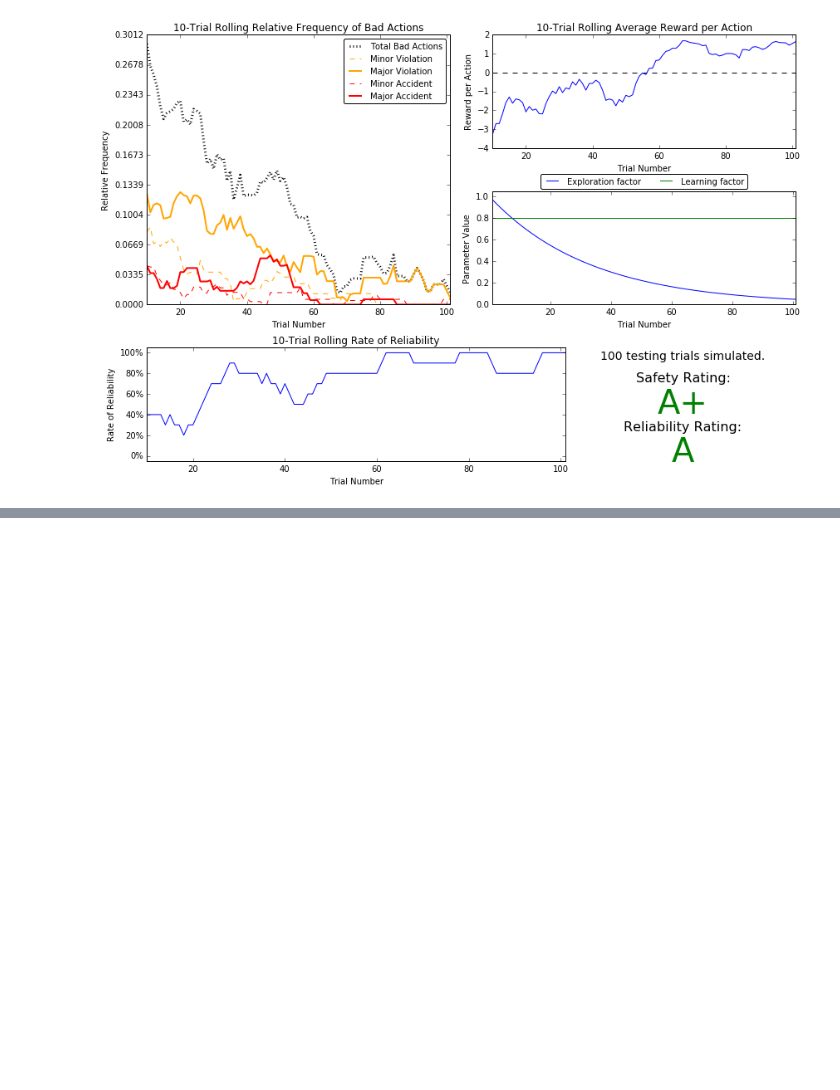
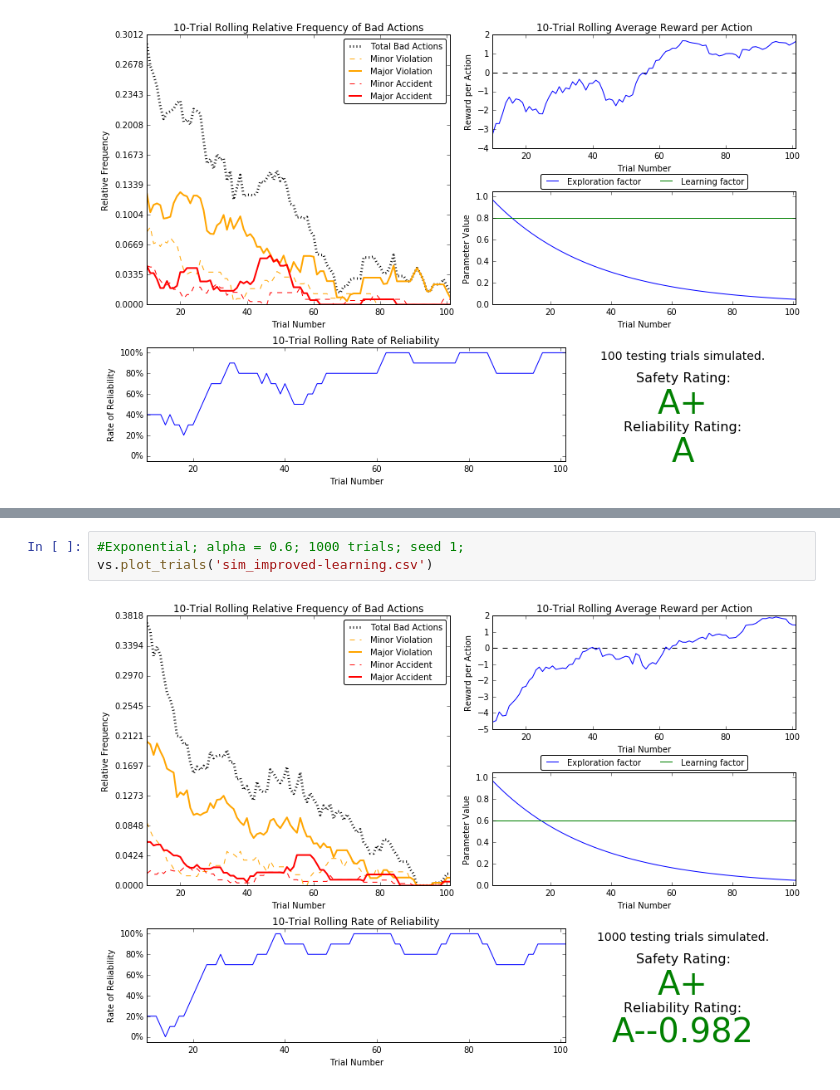
Before and after one commit to alextrickey/smartcab, a Jupyter notebook: Round2Tests.ipynb, the cells around one changed output, grey strips where cells are left out. Drawn from its saved outputs; the diff is of its cells as text; blank space fills up the shorter version.

```diff
--- a/Round2Tests.ipynb
+++ b/Round2Tests.ipynb
@@ -115,0 +131,5 @@ vs.plot_trials('sim_improved-learning.csv')
+# %%
+#Exponential; alpha = 0.6; 1000 trials; seed 1;
+vs.plot_trials('sim_improved-learning.csv')
+# %% [output]
+[figure, added]
```
Also changed, not shown: parts of 20 cells of this notebook.
